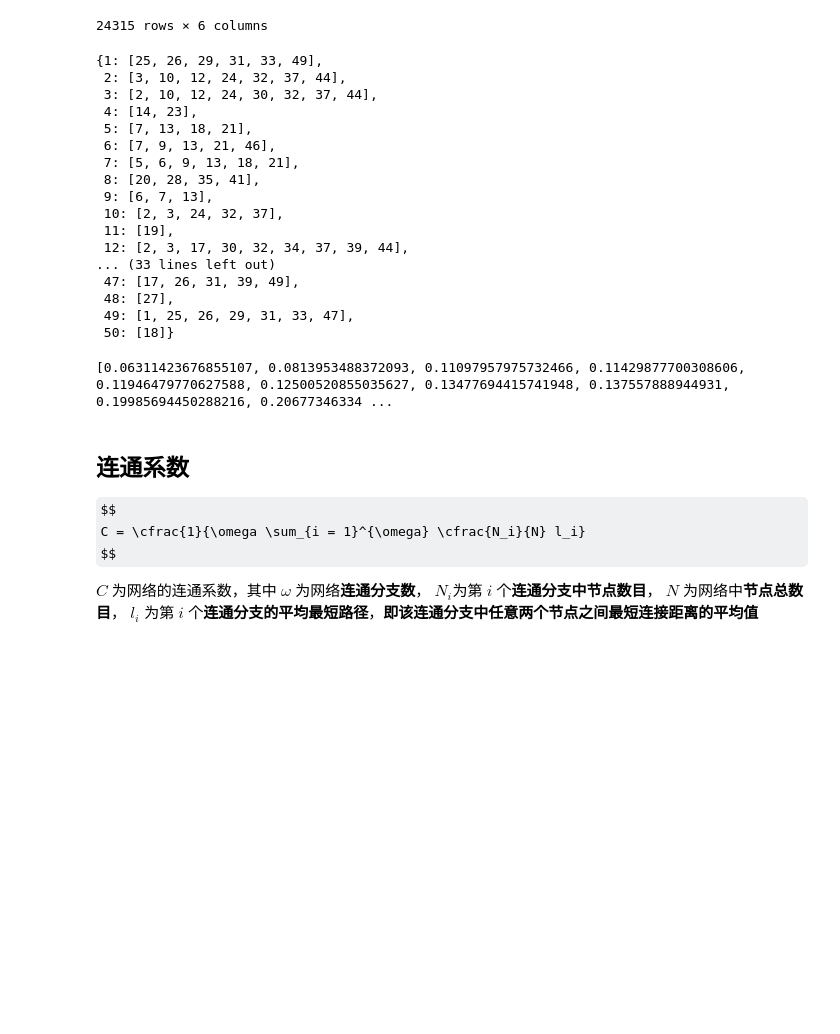
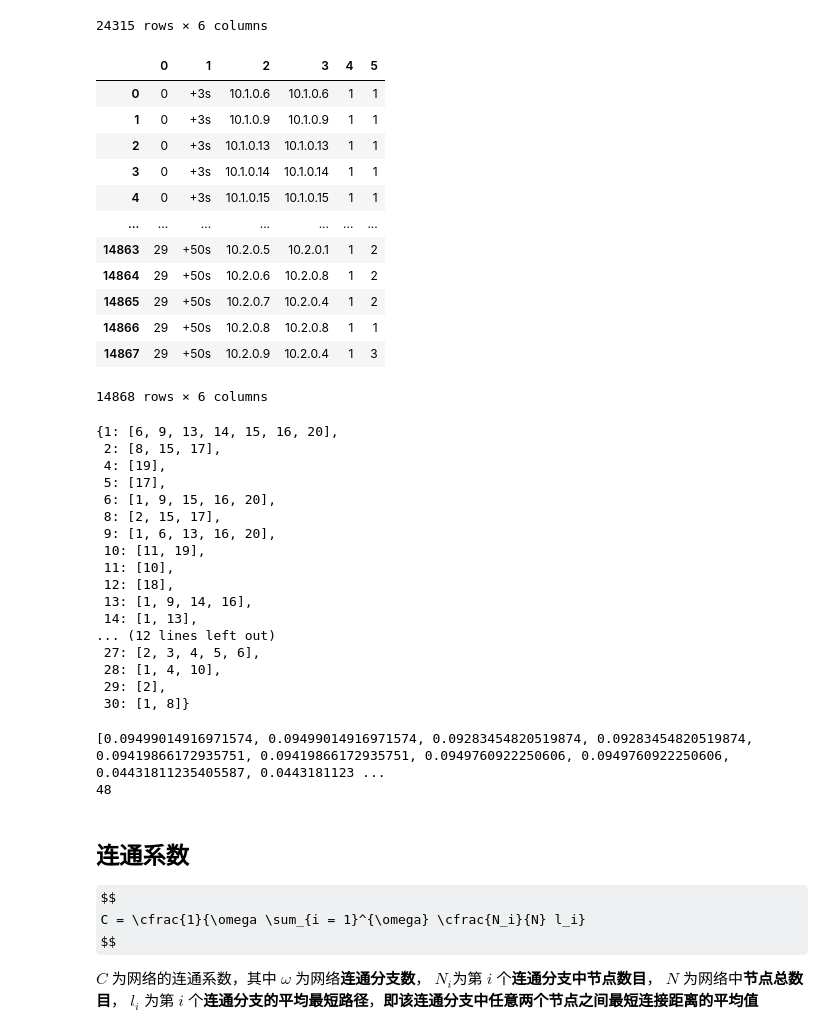
Before and after one commit to Peagger/indicators, a Jupyter notebook: ConnectivityCoefficient/ConnectivityCoefficient/connectivityCoefficient.ipynb, the cells around one changed output. Drawn from its saved outputs; the diff is of its cells as text; code cells hidden in the pictures; some formulas as TeX source; blank space fills up the shorter version.

```diff
--- a/ConnectivityCoefficient/ConnectivityCoefficient/connectivityCoefficient.ipynb
+++ b/ConnectivityCoefficient/ConnectivityCoefficient/connectivityCoefficient.ipynb
@@ -16,33 +16,53 @@ df
 | 24313 | Node: 48 | Time: +98s | 10.1.1.46 | 10.1.1.46 | 1 | 1 |
 | 24314 | Node: 49 | Time: +98s | 10.1.1.7 | 10.1.1.7 | 1 | 1 |
 24315 rows × 6 columns
+# %%
+df=pd.read_csv('../../routes.csv', header = None)
+df=df[~(df[0]=='Node')]
+df.dropna(axis=0,inplace = True)
+df.reset_index(drop=True, inplace=True)
+df
+# %% [output]
+|  | 0 | 1 | 2 | 3 | 4 | 5 |
+| 0 | 0 | +3s | 10.1.0.6 | 10.1.0.6 | 1 | 1 |
+| 1 | 0 | +3s | 10.1.0.9 | 10.1.0.9 | 1 | 1 |
+| 2 | 0 | +3s | 10.1.0.13 | 10.1.0.13 | 1 | 1 |
+| 3 | 0 | +3s | 10.1.0.14 | 10.1.0.14 | 1 | 1 |
+| 4 | 0 | +3s | 10.1.0.15 | 10.1.0.15 | 1 | 1 |
+| ... | ... | ... | ... | ... | ... | ... |
+| 14863 | 29 | +50s | 10.2.0.5 | 10.2.0.1 | 1 | 2 |
+| 14864 | 29 | +50s | 10.2.0.6 | 10.2.0.8 | 1 | 2 |
+| 14865 | 29 | +50s | 10.2.0.7 | 10.2.0.4 | 1 | 2 |
+| 14866 | 29 | +50s | 10.2.0.8 | 10.2.0.8 | 1 | 1 |
+| 14867 | 29 | +50s | 10.2.0.9 | 10.2.0.4 | 1 | 3 |
+14868 rows × 6 columns
 # %%
 dic = {}
 for index in range(df.shape[0]):
-    t = eval(df[1][index][8: -1])
-    startNode = eval(df[0][index][6:]) + 1
-    nextNode = eval(df[3][index][8:])
+    t = eval(df[1][index][1: -1])
+    startNode = eval(df[0][index]) + 1
+    nextNode = eval(df[3][index][7:])
     nowDistance = df[5][index]
     dic.setdefault(t, {}).setdefault(startNode, []).append(nextNode)
 dic[4]
 # %% [output]
-{1: [25, 26, 29, 31, 33, 49],
- 2: [3, 10, 12, 24, 32, 37, 44],
- 3: [2, 10, 12, 24, 30, 32, 37, 44],
- 4: [14, 23],
- 5: [7, 13, 18, 21],
- 6: [7, 9, 13, 21, 46],
- 7: [5, 6, 9, 13, 18, 21],
- 8: [20, 28, 35, 41],
- 9: [6, 7, 13],
- 10: [2, 3, 24, 32, 37],
- 11: [19],
- 12: [2, 3, 17, 30, 32, 34, 37, 39, 44],
-... (33 lines left out)
- 47: [17, 26, 31, 39, 49],
- 48: [27],
- 49: [1, 25, 26, 29, 31, 33, 47],
- 50: [18]}
+{1: [6, 9, 13, 14, 15, 16, 20],
+ 2: [8, 15, 17],
+ 4: [19],
+ 5: [17],
+ 6: [1, 9, 15, 16, 20],
+ 8: [2, 15, 17],
+ 9: [1, 6, 13, 16, 20],
+ 10: [11, 19],
+ 11: [10],
+ 12: [18],
+ 13: [1, 9, 14, 16],
+ 14: [1, 13],
+... (12 lines left out)
+ 27: [2, 3, 4, 5, 6],
+ 28: [1, 4, 10],
+ 29: [2],
+ 30: [1, 8]}
 # %%
 import networkx as nx
 import networkx.algorithms.components as com
@@ -66,8 +86,10 @@ for t in dic:
         sum += averShortestLenOfSubG * subN
     C.append(n / (w * sum))
 print(C)
+print(len(C))
 # %% [output]
-[0.06311423676855107, 0.0813953488372093, 0.11097957975732466, 0.11429877700308606, 0.11946479770627588, 0.12500520855035627, 0.13477694415741948, 0.137557888944931, 0.19985694450288216, 0.20677346334 ...
+[0.09499014916971574, 0.09499014916971574, 0.09283454820519874, 0.09283454820519874, 0.09419866172935751, 0.09419866172935751, 0.0949760922250606, 0.0949760922250606, 0.04431811235405587, 0.0443181123 ...
+48
 # %% [markdown]
 ## 连通系数
 
```
Also changed, not shown: parts of 2 cells of this notebook, 2 other files.
